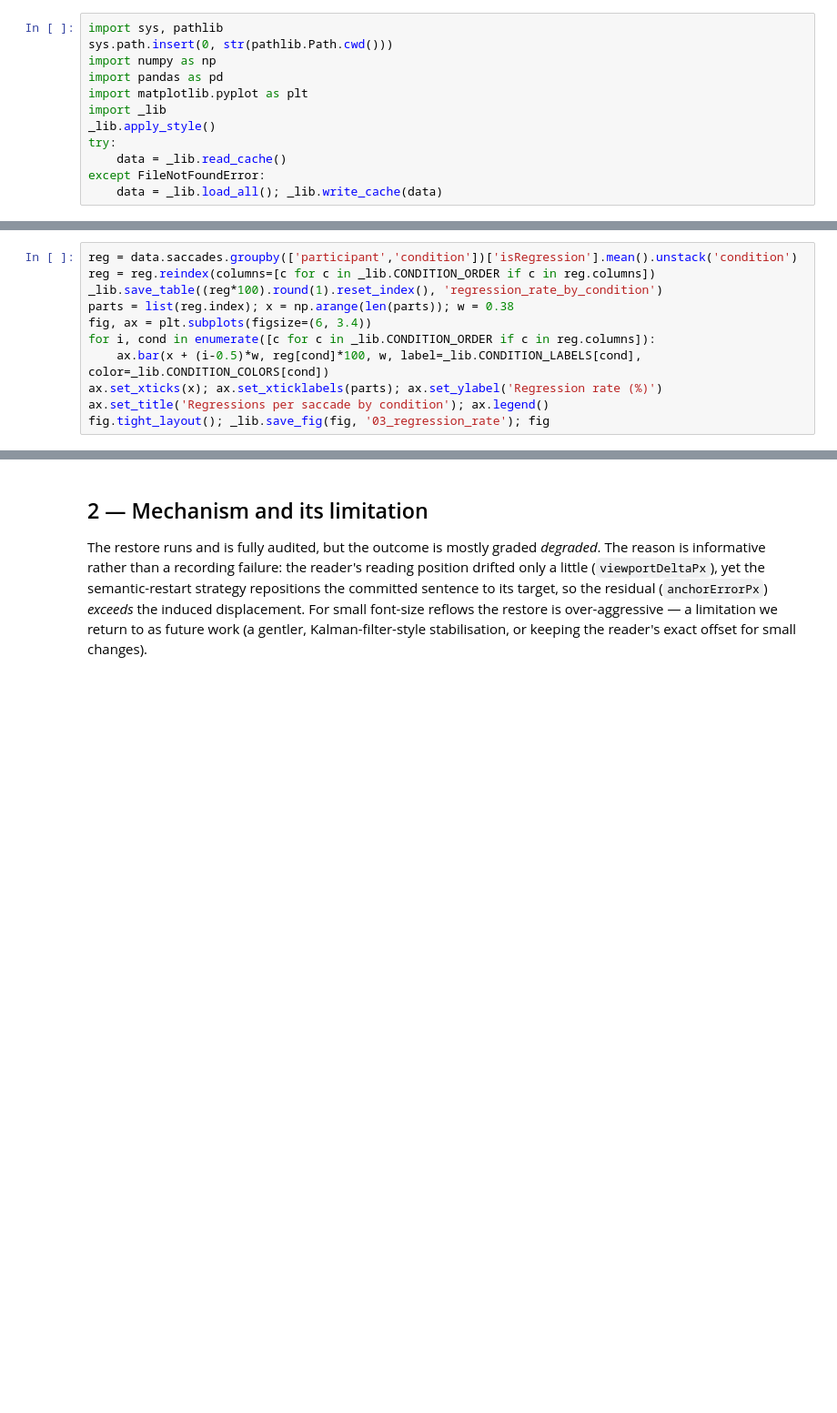
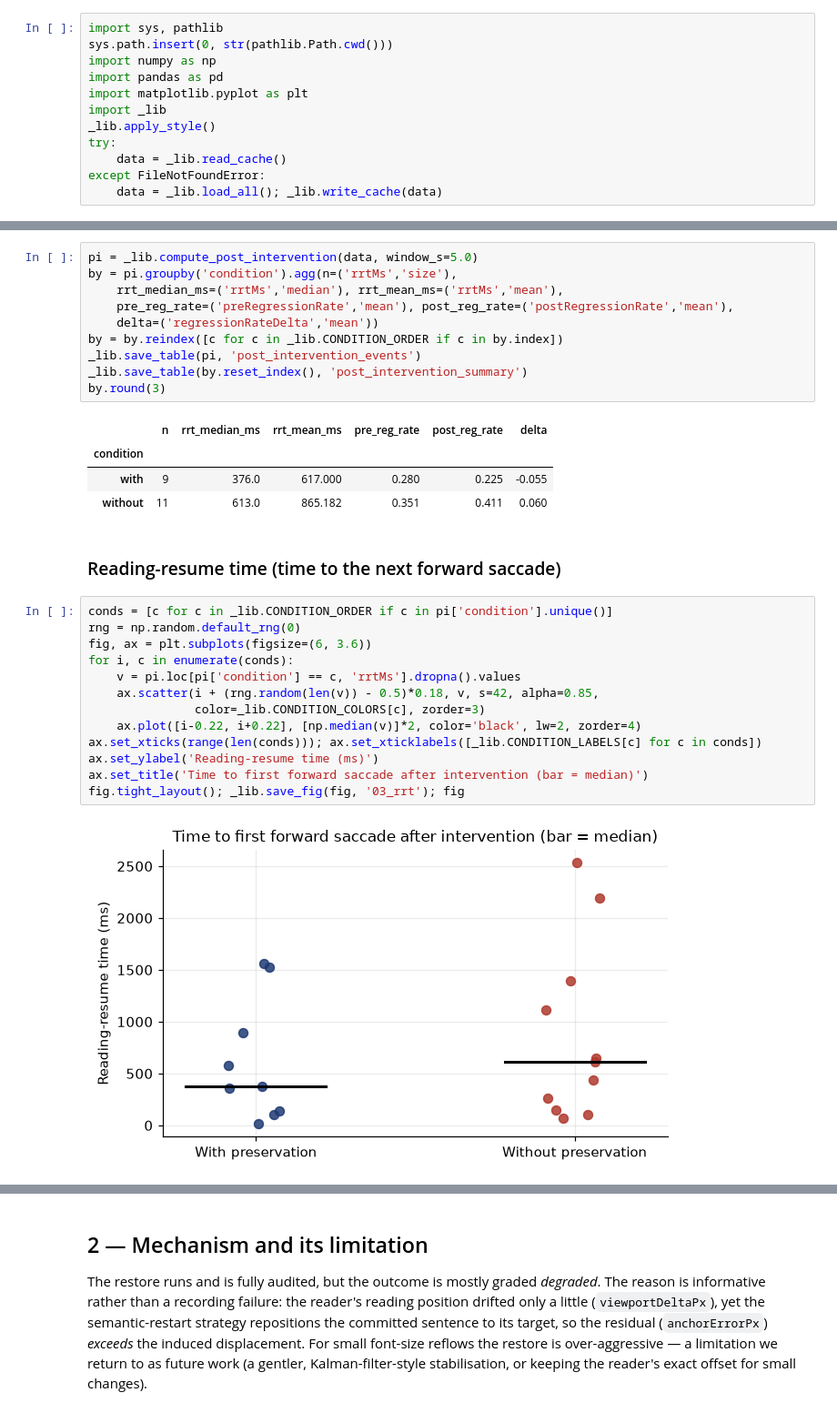
Before and after one commit to MrSachin7/reading-the-reader-monorepo, a Jupyter notebook: Experiments/analysis/03_context_preservation.ipynb, the cells around one changed output, grey strips where cells are left out. Shown at 91% size. Cells and saved outputs as stored; diff of their text form; blank space fills up the shorter version.

```diff
--- a/Experiments/analysis/03_context_preservation.ipynb
+++ b/Experiments/analysis/03_context_preservation.ipynb
@@ -24,11 +20,0 @@ A backward saccade (regression) is a standard oculomotor sign of reading disrupt
-# %%
-reg = data.saccades.groupby(['participant','condition'])['isRegression'].mean().unstack('condition')
-reg = reg.reindex(columns=[c for c in _lib.CONDITION_ORDER if c in reg.columns])
-_lib.save_table((reg*100).round(1).reset_index(), 'regression_rate_by_condition')
-parts = list(reg.index); x = np.arange(len(parts)); w = 0.38
-fig, ax = plt.subplots(figsize=(6, 3.4))
-for i, cond in enumerate([c for c in _lib.CONDITION_ORDER if c in reg.columns]):
-    ax.bar(x + (i-0.5)*w, reg[cond]*100, w, label=_lib.CONDITION_LABELS[cond], color=_lib.CONDITION_COLORS[cond])
-ax.set_xticks(x); ax.set_xticklabels(parts); ax.set_ylabel('Regression rate (%)')
-ax.set_title('Regressions per saccade by condition'); ax.legend()
-fig.tight_layout(); _lib.save_fig(fig, '03_regression_rate'); fig
@@ -46,0 +24,32 @@ pooled.to_frame('regression_rate_pct')
+# %%
+pi = _lib.compute_post_intervention(data, window_s=5.0)
+by = pi.groupby('condition').agg(n=('rrtMs','size'),
+    rrt_median_ms=('rrtMs','median'), rrt_mean_ms=('rrtMs','mean'),
+    pre_reg_rate=('preRegressionRate','mean'), post_reg_rate=('postRegressionRate','mean'),
+    delta=('regressionRateDelta','mean'))
+by = by.reindex([c for c in _lib.CONDITION_ORDER if c in by.index])
+_lib.save_table(pi, 'post_intervention_events')
+_lib.save_table(by.reset_index(), 'post_intervention_summary')
+by.round(3)
+# %% [output]
+|  | n | rrt_median_ms | rrt_mean_ms | pre_reg_rate | post_reg_rate | delta |
+| condition |  |  |  |  |  |  |
+| with | 9 | 376.0 | 617.000 | 0.280 | 0.225 | -0.055 |
+| without | 11 | 613.0 | 865.182 | 0.351 | 0.411 | 0.060 |
+# %% [markdown]
+### Reading-resume time (time to the next forward saccade)
+# %%
+conds = [c for c in _lib.CONDITION_ORDER if c in pi['condition'].unique()]
+rng = np.random.default_rng(0)
+fig, ax = plt.subplots(figsize=(6, 3.6))
+for i, c in enumerate(conds):
+    v = pi.loc[pi['condition'] == c, 'rrtMs'].dropna().values
+    ax.scatter(i + (rng.random(len(v)) - 0.5)*0.18, v, s=42, alpha=0.85,
+               color=_lib.CONDITION_COLORS[c], zorder=3)
+    ax.plot([i-0.22, i+0.22], [np.median(v)]*2, color='black', lw=2, zorder=4)
+ax.set_xticks(range(len(conds))); ax.set_xticklabels([_lib.CONDITION_LABELS[c] for c in conds])
+ax.set_ylabel('Reading-resume time (ms)')
+ax.set_title('Time to first forward saccade after intervention (bar = median)')
+fig.tight_layout(); _lib.save_fig(fig, '03_rrt'); fig
+# %% [output]
+[figure, added]
```
Also changed, not shown: parts of 10 cells of this notebook, 29 other files.
